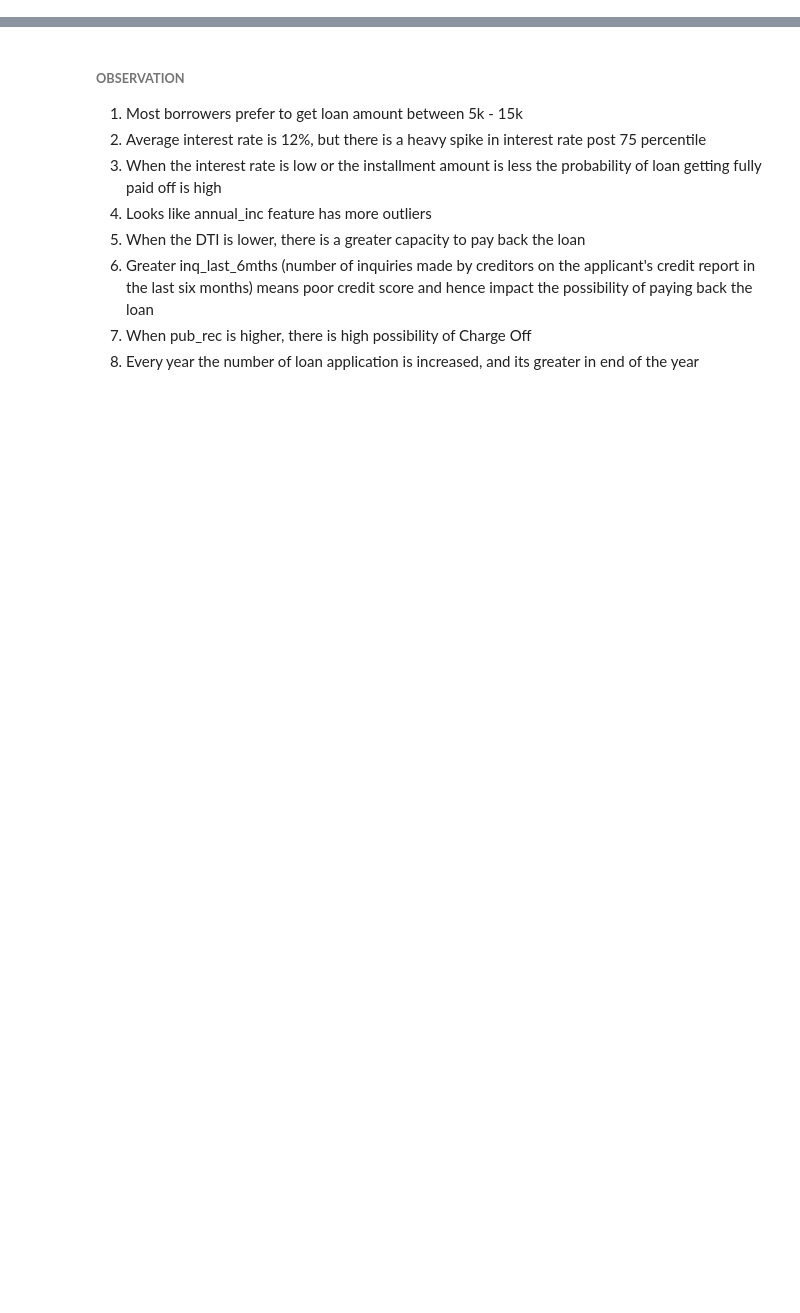
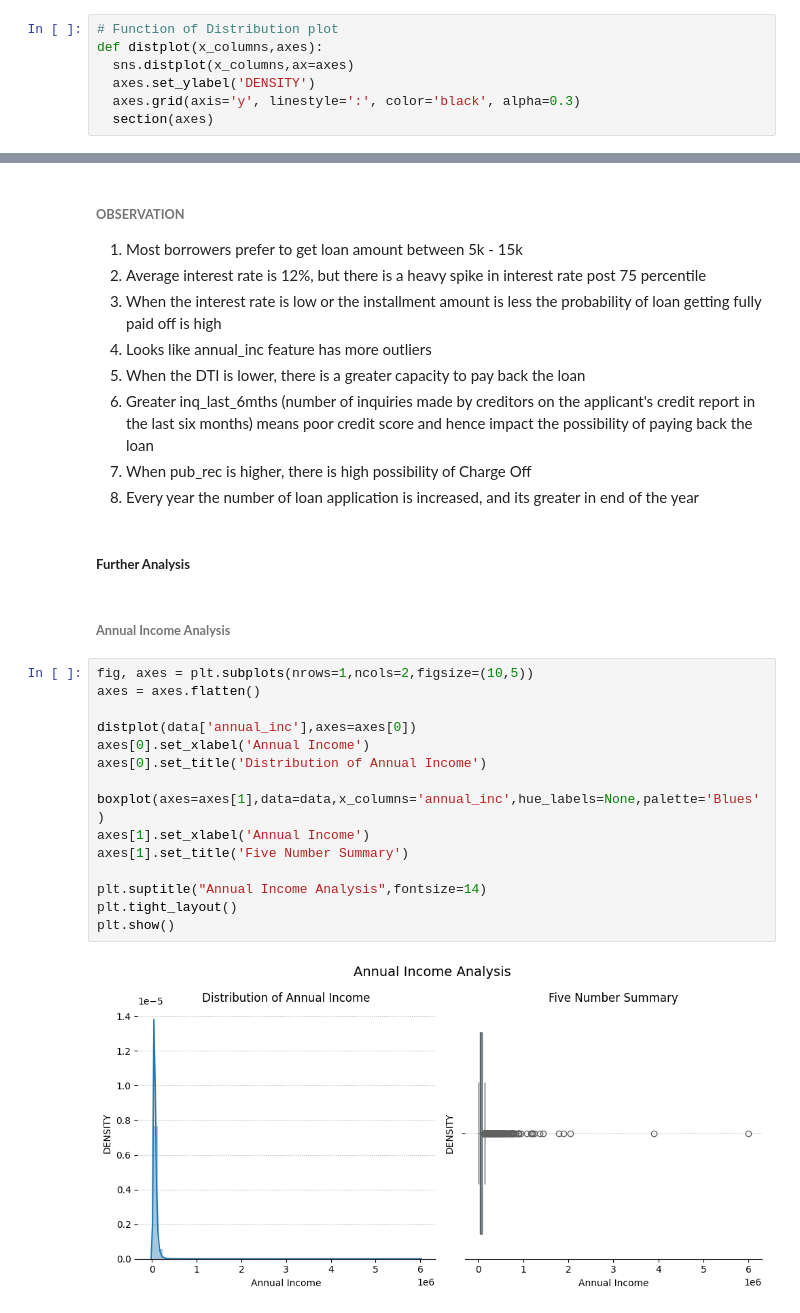
Before and after one commit to Theveetha/LendingClub_EDA_CaseStudy, a Jupyter notebook: LendingClub_EDA.ipynb, the cells around one changed output, grey strips where cells are left out. Cells and saved outputs as stored; diff of their text form; blank space fills up the shorter version.

```diff
--- a/LendingClub_EDA.ipynb
+++ b/LendingClub_EDA.ipynb
@@ -133,6 +133,13 @@ def boxplot(axes,data,x_columns,hue_labels,palette):
   axes.set_ylabel('DENSITY')
   axes.grid(axis='y', linestyle=':', color='black', alpha=0.3)
   section(axes)
+# %%
+# Function of Distribution plot
+def distplot(x_columns,axes):
+  sns.distplot(x_columns,ax=axes)
+  axes.set_ylabel('DENSITY')
+  axes.grid(axis='y', linestyle=':', color='black', alpha=0.3)
+  section(axes)
 # %% [markdown]
 ### **UNDERSTANDING THE DATA**
 **SECTION GOAL:**
@@ -794,3 +801,24 @@ num_fs
 6. Greater inq_last_6mths (number of inquiries made by creditors on the applicant's credit report in the last six months) means poor credit score and hence impact the possibility of paying back the loan
 7. When pub_rec is higher, there is high possibility of Charge Off
 8. Every year the number of loan application is increased, and its greater in end of the year
+# %% [markdown]
+##### **Further Analysis**
+# %% [markdown]
+###### **Annual Income Analysis**
+# %%
+fig, axes = plt.subplots(nrows=1,ncols=2,figsize=(10,5))
+axes = axes.flatten()
+
+distplot(data['annual_inc'],axes=axes[0])
+axes[0].set_xlabel('Annual Income')
+axes[0].set_title('Distribution of Annual Income')
+
+boxplot(axes=axes[1],data=data,x_columns='annual_inc',hue_labels=None,palette='Blues')
+axes[1].set_xlabel('Annual Income')
+axes[1].set_title('Five Number Summary')
+
+plt.suptitle("Annual Income Analysis",fontsize=14)
+plt.tight_layout()
+plt.show()
+# %% [output]
+[figure, added]
```
Also changed, not shown: parts of 5 cells of this notebook.
